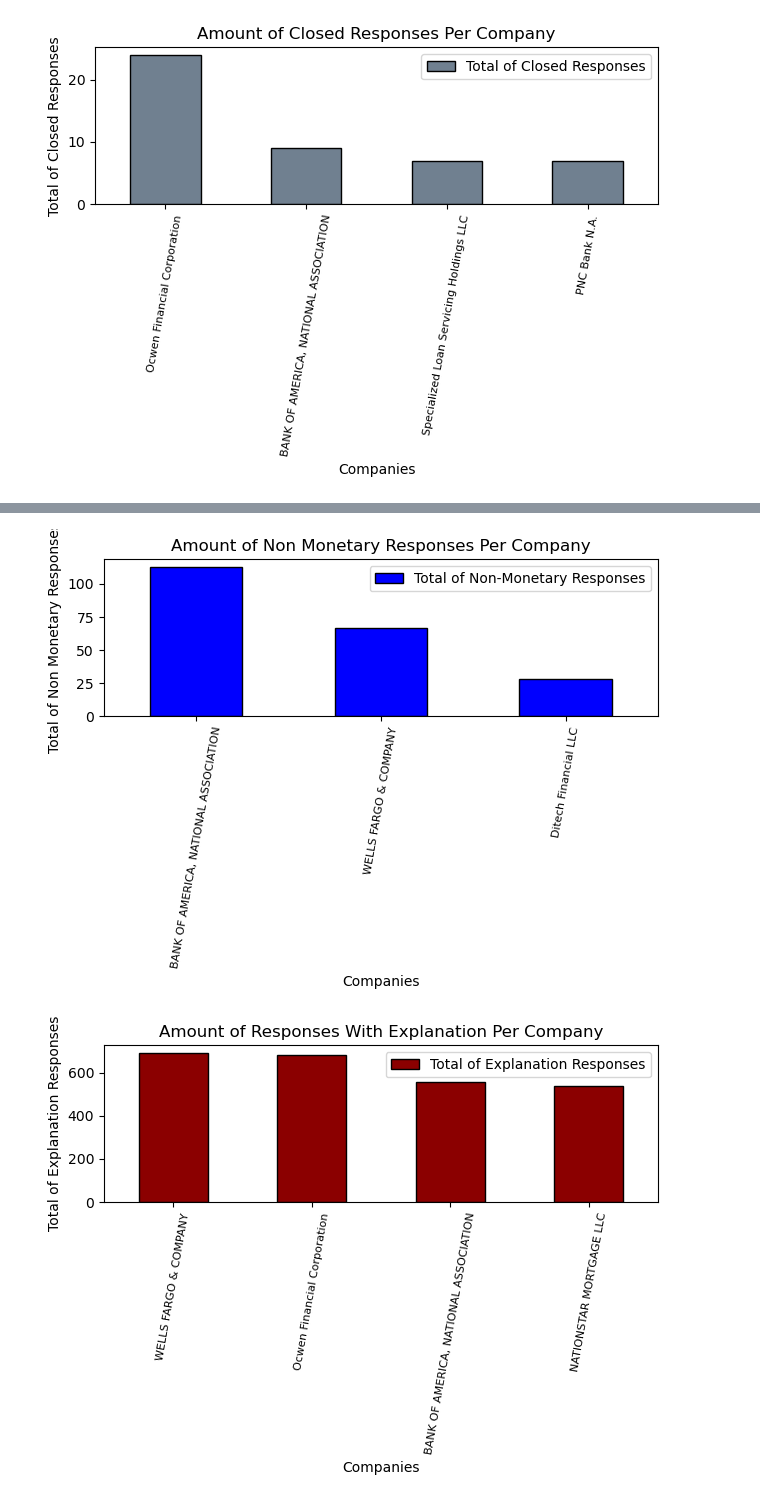
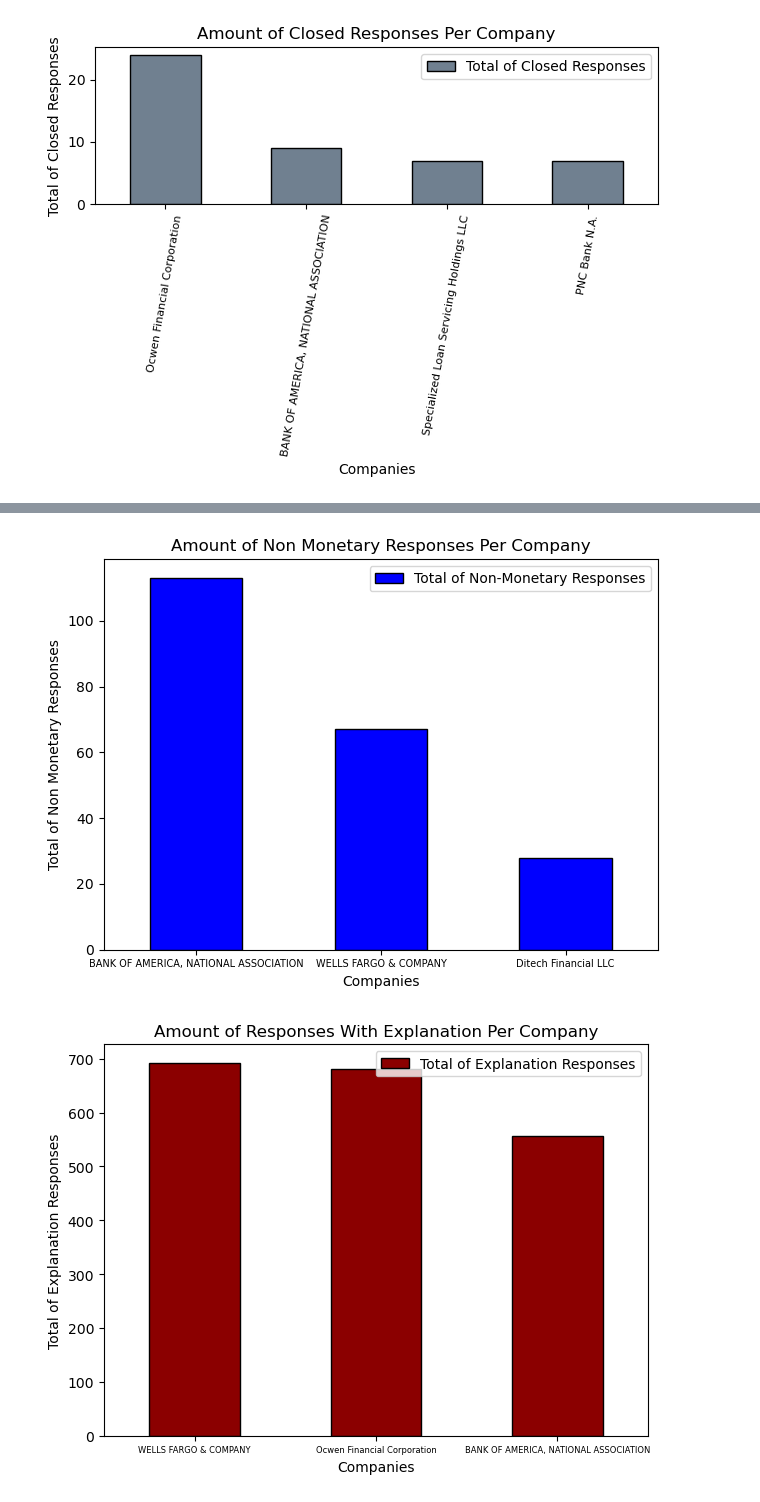
Before and after one commit to carlosvalenciano/Customer-Complaints, a Jupyter notebook: customercomplaints.ipynb, the cells around one changed output, grey strips where cells are left out. Saved outputs shown, nothing was run; the diff lists cells and outputs as text; code cells hidden in the pictures.

Commit message:
Updated the Graph images and cleaned up the notebook file

```diff
--- a/customercomplaints.ipynb
+++ b/customercomplaints.ipynb
@@ -57,3 +55,10 @@ Southern Star Capital, L.L.C.              1
 Landmark Mortgage LLC                      1
 JLM R.E. INVESTMENTS                       1
 Name: Company, Length: 301, dtype: int64
+# %%
+# Create a variable to hold value counts of total responses per company will result same value as above
+total_closed = consumer_data['Company'].value_counts()
+# %%
+# Added column to data frame to include the amount of TOTAL responses per company
+consumer_data["Total Closed Responses"] = consumer_data['Company'].map(total_closed)
+consumer_data
@@ -121,7 +200,7 @@ complaints_df = consumer_data.groupby('Company response to consumer')['Company']
 explanation_df = complaints_df.get_group('Closed with explanation').value_counts()
 explanation_df = pd.DataFrame(explanation_df)
 explanation_df = explanation_df.rename(columns= {"Company": "Total of Explanation Responses"})
-exp_top_df = explanation_df.loc[explanation_df['Total of Explanation Responses']>500]
+exp_top_df = explanation_df.loc[explanation_df['Total of Explanation Responses']>550]
 exp_top_df = pd.DataFrame(exp_top_df)
 exp_top_df
 # %% [output]
@@ -271,20 +350,22 @@ plt.savefig('Images/monetary.png')
 # %%
+#Will Include this graph in slides since the amount of non monetary responses is significant enough to include
+
 non_monetary_top_df.plot.bar(color='blue',edgecolor='black')
 plt.title('Amount of Non Monetary Responses Per Company')
-plt.xticks(rotation=80, horizontalalignment="center", fontsize=8)
+plt.xticks(rotation=0, horizontalalignment="center", fontsize=7)
 plt.xlabel('Companies')
 plt.ylabel('Total of Non Monetary Responses')
 plt.tight_layout()
 plt.savefig('Images/non_monetary.png')
 # %% [output]
-[figure, old version]
+[figure, new version]
 # %%
 exp_top_df.plot.bar(color='darkred',edgecolor='black')
 plt.title('Amount of Responses With Explanation Per Company')
-plt.xticks(rotation=80, horizontalalignment="center", fontsize=8)
+plt.xticks(rotation=0, horizontalalignment="center", fontsize=6)
 plt.xlabel('Companies')
 plt.ylabel('Total of Explanation Responses')
 plt.tight_layout()
 plt.savefig('Images/explanation.png')
 # %% [output]
-[figure, old version]
+[figure, new version]
```
Also changed, not shown: parts of 17 cells of this notebook, 6 other files.
